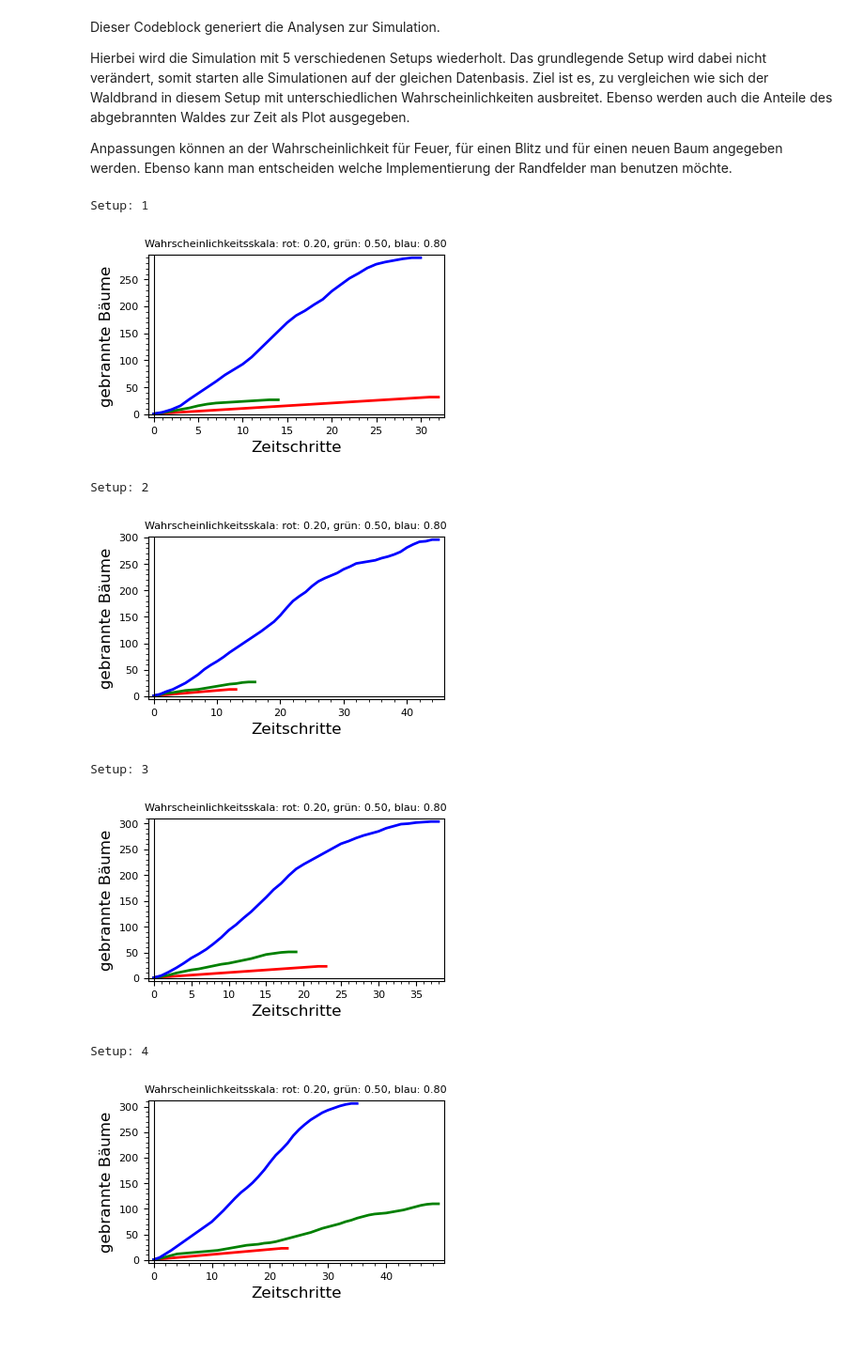
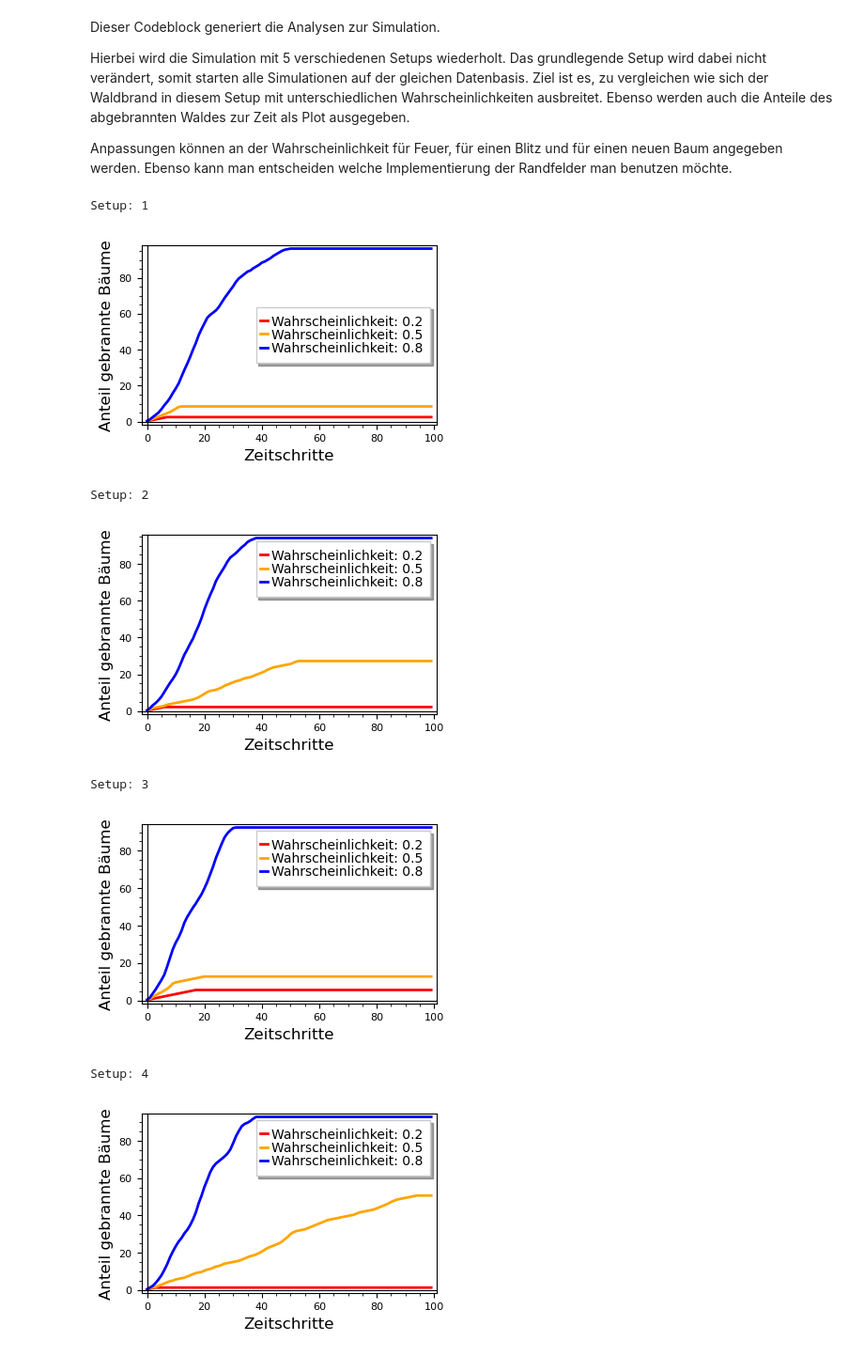
Before and after one commit to simgae/HM-Angewandte-Mathematik, a Jupyter notebook: Lecture_3/12-4-Zellulärer Automat.ipynb, the cells around one changed output. Shown at 94% size. Saved outputs shown, nothing was run; the diff lists cells and outputs as text; code cells hidden in the pictures.

```diff
--- a/Lecture_3/12-4-Zellulärer Automat.ipynb
+++ b/Lecture_3/12-4-Zellulärer Automat.ipynb
@@ -79,10 +108,10 @@ density = 0.8
 pe = 0.5
 
 # possibility for lighting
-pb = 0
+pb = 0.0001
 
 # possibility for a new tree
-pw = 0
+pw = 0.0001
 
 # define lists for each category
 forest_fields = []
@@ -425,15 +472,17 @@ Des Weiteren wird eine `analytics` Liste geführt, welche die bis zu einem Zeitp
 # %%
-def runAnalytics(pe, pb, pw, forest_fields, fire_fields, free_fields, forest, number_of_columns, number_of_rows, oneSystem):
+def runAnalytics(pe, pb, pw, forest_fields, fire_fields, free_fields, forest, number_of_columns, number_of_rows, oneSystem, density):
     current_time = 1
 
+    amount_of_trees = number_of_columns * number_of_rows * density
+
     # time 0 - one tree burns
-    analytics = [(0,1)]
+    analytics = [(0, 100 / amount_of_trees * 1)]
 
     # run as long as we have forest fields, we have fires and the current time is less than 100
     # without the last check it could be possible that we run into an infinite loop, because trees grow
     # as fast as they durn down.
 
-    while(len(forest_fields) != 0 and len(fire_fields) != 0 and current_time < 100):
+    while(len(forest_fields) != 0 and current_time < 100):
 
         # spread fire, create a lightning and new trees
         spreadFire(forest_fields, fire_fields, free_fields, pe, forest, oneSystem, number_of_columns, number_of_rows)
@@ -441,7 +490,7 @@ def runAnalytics(pe, pb, pw, forest_fields, fire_fields, free_fields, forest, nu
         growTree(pw, free_fields, forest_fields, forest)
 
         # save current status of burned trees in analytics list
-        current_status = (current_time, analytics[current_time-1][1] + len(fire_fields))
+        current_status = (current_time, (100 / amount_of_trees * len(fire_fields)) + analytics[current_time-1][1])
         analytics.append(current_status)
 
         current_time += 1
@@ -456,43 +507,82 @@ Anpassungen können an der Wahrscheinlichkeit für Feuer, für einen Blitz und f
 # %%
 # run analytics -> 3 possibilities on one setup for 5 different setups
 
 # amount of different setups
 run = 5
+
+# define possibilities
+
+# --- setup 1
+pe1 = 0.20
+pb1 = 0
+pw1 = 0
+oneSystem1 = False
+
+# --- setup 2
+pe2 = 0.50
+pb2 = 0
+pw2 = 0
+oneSystem2 = False
+
+# --- setup 3
+pe3 = 0.80
+pb3 = 0
+pw3 = 0
+oneSystem3 = False
+
+# save each pe category in one graphic
+gpe1 = Graphics()
+gpe2 = Graphics()
+gpe3 = Graphics()
 
 
 while run > 0:
 
     # create intial setup
     setupForAnalytics()
 
     # run 3 simulations with different possibilities -> transmit only copies so that each possibiliy have the same initial setup
-    analytics_20 = runAnalytics(0.2, 0, 0, forest_fields.copy(), fire_fields.copy(), free_fields.copy(), copy(forest), number_of_columns, number_of_rows, False)
-    analytics_50 = runAnalytics(0.5, 0, 0, forest_fields.copy(), fire_fields.copy(), free_fields.copy(), copy(forest), number_of_columns, number_of_rows, False)
-    analytics_80 = runAnalytics(0.8, 0, 0, forest_fields.copy(), fire_fields.copy(), free_fields.copy(), copy(forest), number_of_columns, number_of_rows, False)
+    analytics_20 = runAnalytics(pe1, pb1, pw1, forest_fields.copy(), fire_fields.copy(), free_fields.copy(), copy(forest), number_of_columns, number_of_rows, oneSystem1, density)
+    analytics_50 = runAnalytics(pe2, pb2, pw2, forest_fields.copy(), fire_fields.copy(), free_fields.copy(), copy(forest), number_of_columns, number_of_rows, oneSystem2, density)
+    analytics_80 = runAnalytics(pe3, pb3, pw3, forest_fields.copy(), fire_fields.copy(), free_fields.copy(), copy(forest), number_of_columns, number_of_rows, oneSystem3, density)
 
     # collect all three lists in one plot
     g = Graphics()
 
-    p20 = list_plot(analytics_20, plotjoined=True, title="Wahrscheinlichkeitsskala: rot: 0.20, grün: 0.50, blau: 0.80", frame=True, axes_labels=["Zeitschritte","gebrannte Bäume"], fontsize=8, color='red', thickness=2)
-    p50 = list_plot(analytics_50, plotjoined=True, title="Wahrscheinlichkeitsskala: rot: 0.20, grün: 0.50, blau: 0.80", frame=True, axes_labels=["Zeitschritte","gebrannte Bäume"], fontsize=8, color='green', thickness=2)
-    p80 = list_plot(analytics_80, plotjoined=True, title="Wahrscheinlichkeitsskala: rot: 0.20, grün: 0.50, blau: 0.80", frame=True, axes_labels=["Zeitschritte","gebrannte Bäume"], fontsize=8, color='blue', thickness=2)
+    p20 = list_plot(analytics_20, plotjoined=True, frame=True, axes_labels=["Zeitschritte","Anteil gebrannte Bäume"], fontsize=8, color='red', thickness=2, legend_label=f'Wahrscheinlichkeit: {str(pe1)[0:3]}')
+    p50 = list_plot(analytics_50, plotjoined=True, frame=True, axes_labels=["Zeitschritte","Anteil gebrannte Bäume"], fontsize=8, color='orange', thickness=2, legend_label=f'Wahrscheinlichkeit: {str(pe2)[0:3]}')
+    p80 = list_plot(analytics_80, plotjoined=True, frame=True, axes_labels=["Zeitschritte","Anteil gebrannte Bäume"], fontsize=8, color='blue', thickness=2, legend_label=f'Wahrscheinlichkeit: {str(pe3)[0:3]}')
 
     g = g + p20 + p50 + p80
+    g.set_legend_options(loc='best')
+
+    p20.legend(False)
+    p50.legend(False)
+    p80.legend(False)
+
+    gpe1 += p20
+    gpe2 += p50
+    gpe3 += p80
 
     # print in which setup we are
     print('Setup: ' + str(6 - run))
 
     # print plot
     g.show(figsize=4)
 
     run -= 1
+
+# print each possibility category
+gpe1.show(figsize=4)
+gpe2.show(figsize=4)
+gpe3.show(figsize=4)
 # %% [output]
 Setup: 1
-[figure, old version]
+[figure, new version]
 Setup: 2
-[figure, old version]
+[figure, new version]
 Setup: 3
-[figure, old version]
+[figure, new version]
 Setup: 4
-[figure, old version]
+[figure, new version]
 Setup: 5
```
Also changed, not shown: parts of 25 cells of this notebook, 2 other files.
